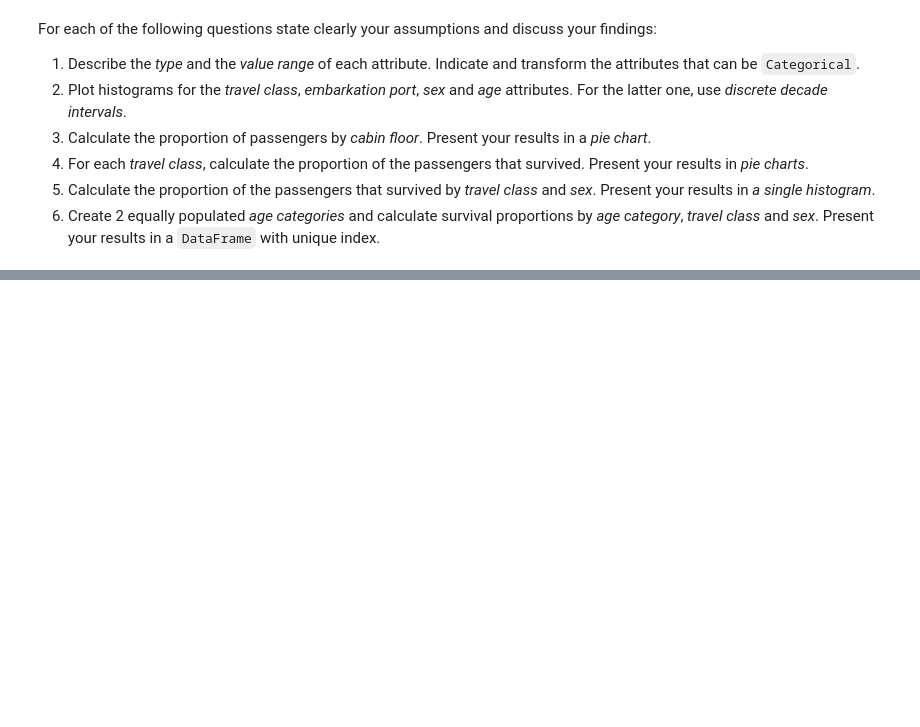
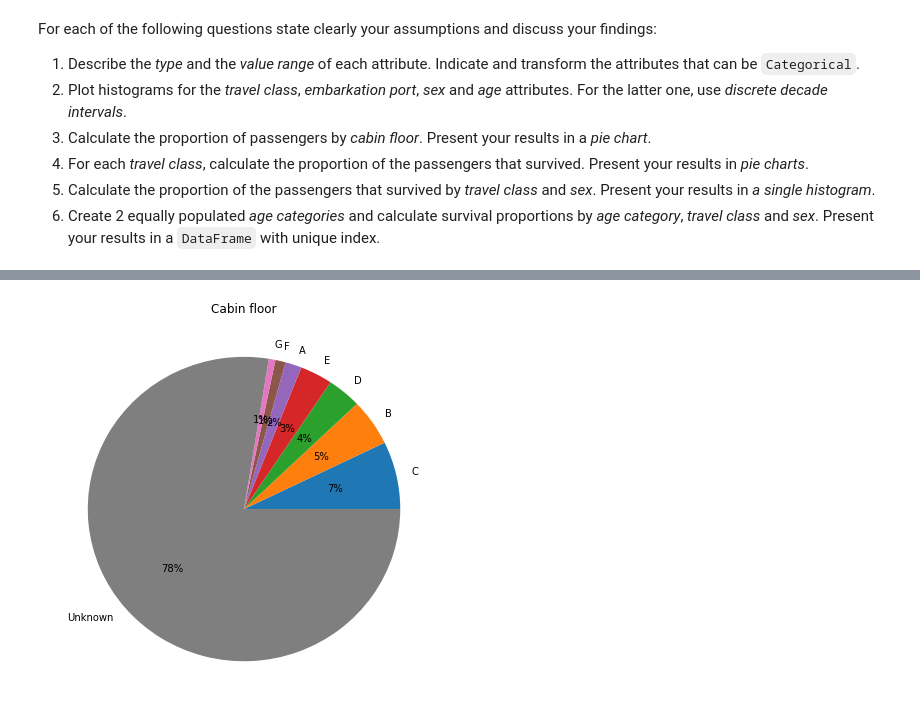
Before and after one commit to brunowicht/ada_project, a Jupyter notebook: 01 - Pandas and Data Wrangling/Homework 1.ipynb, the cells around one changed output, grey strips where cells are left out. Saved outputs shown, nothing was run; the diff lists cells and outputs as text; code cells hidden in the pictures; blank space fills up the shorter version.

```diff
--- a/01 - Pandas and Data Wrangling/Homework 1.ipynb
+++ b/01 - Pandas and Data Wrangling/Homework 1.ipynb
@@ -218,0 +256,20 @@ For each of the following questions state clearly your assumptions and discuss y
+# %%
+# 3 #
+def process(c):
+    if c.startswith('F '):
+        return c[2]
+    return c[0]
+
+# Drop NaNs
+d = data['cabin'].dropna()
+# Keep only the cabin floor (1st character)
+d = d.apply(process).value_counts()
+d = d.drop('T')
+
+nb_unknown = data['cabin'].isnull().sum() + data['cabin'].value_counts()['T']
+d.set_value("Unknown",  nb_unknown)
+d.plot(kind='pie', title='Cabin floor', figsize=(7,7), autopct='%1.0f%%')
+plt.axes().set_ylabel('')
+plt.show()
+# %% [output]
+[figure, added]
```
Also changed, not shown: parts of 10 cells of this notebook.
